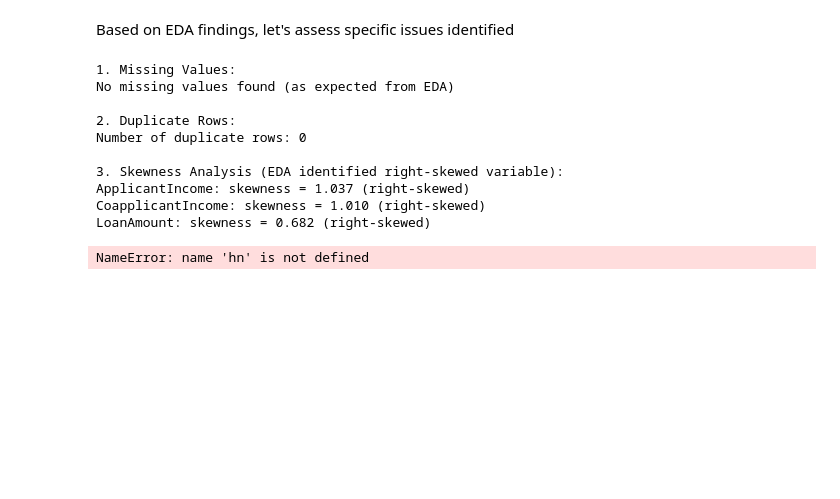
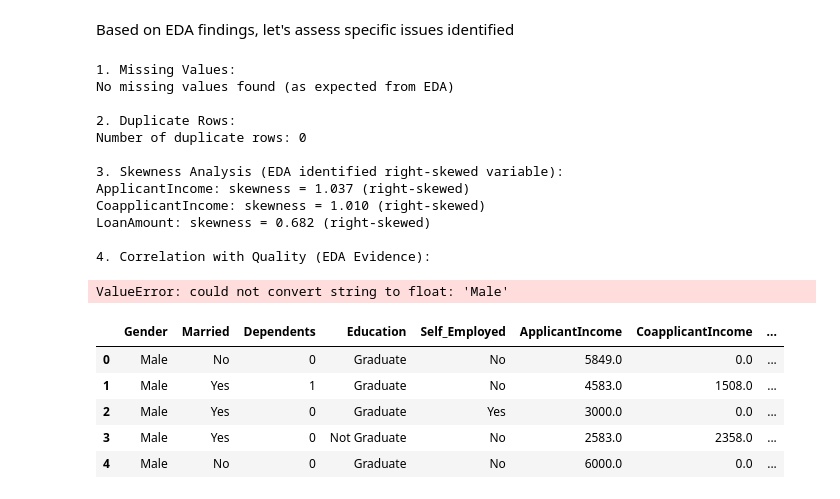
Before and after one commit to Hardemiyiwa/AI_Engineer, a Jupyter notebook: my_task/week13/victor_ademuyiwa_task27/data_preprocessing_task27.ipynb, the cells around one changed output. Drawn from its saved outputs; the diff is of its cells as text; code cells hidden in the pictures; blank space fills up the shorter version.

```diff
--- a/my_task/week13/victor_ademuyiwa_task27/data_preprocessing_task27.ipynb
+++ b/my_task/week13/victor_ademuyiwa_task27/data_preprocessing_task27.ipynb
@@ -68,6 +68,9 @@ for var in skewed_vars:
 
 # 4. Check correlation with target (EDA evidence)
 print("\n4. Correlation with Quality (EDA Evidence):")
+df.drop(columns='Loan_ID', inplace=True)
+correlations = df.corr()['Loan_Status'].sort_values(key=abs, ascending=False)
+print(correlations)
 # %% [output]
 1. Missing Values:
 No missing values found (as expected from EDA)
@@ -79,7 +82,15 @@ Number of duplicate rows: 0
 ApplicantIncome: skewness = 1.037 (right-skewed)
 CoapplicantIncome: skewness = 1.010 (right-skewed)
 LoanAmount: skewness = 0.682 (right-skewed)
+
+4. Correlation with Quality (EDA Evidence):
+ValueError: could not convert string to float: 'Male'
 # %%
-hn
+df.head(5)
 # %% [output]
-NameError: name 'hn' is not defined
+|  | Gender | Married | Dependents | Education | Self_Employed | ApplicantIncome | CoapplicantIncome | ... |
+| 0 | Male | No | 0 | Graduate | No | 5849.0 | 0.0 | ... |
+| 1 | Male | Yes | 1 | Graduate | No | 4583.0 | 1508.0 | ... |
+| 2 | Male | Yes | 0 | Graduate | Yes | 3000.0 | 0.0 | ... |
+| 3 | Male | Yes | 0 | Not Graduate | No | 2583.0 | 2358.0 | ... |
+| 4 | Male | No | 0 | Graduate | No | 6000.0 | 0.0 | ... |
```
Also changed, not shown: parts of 1 cell of this notebook, 3 other files.
